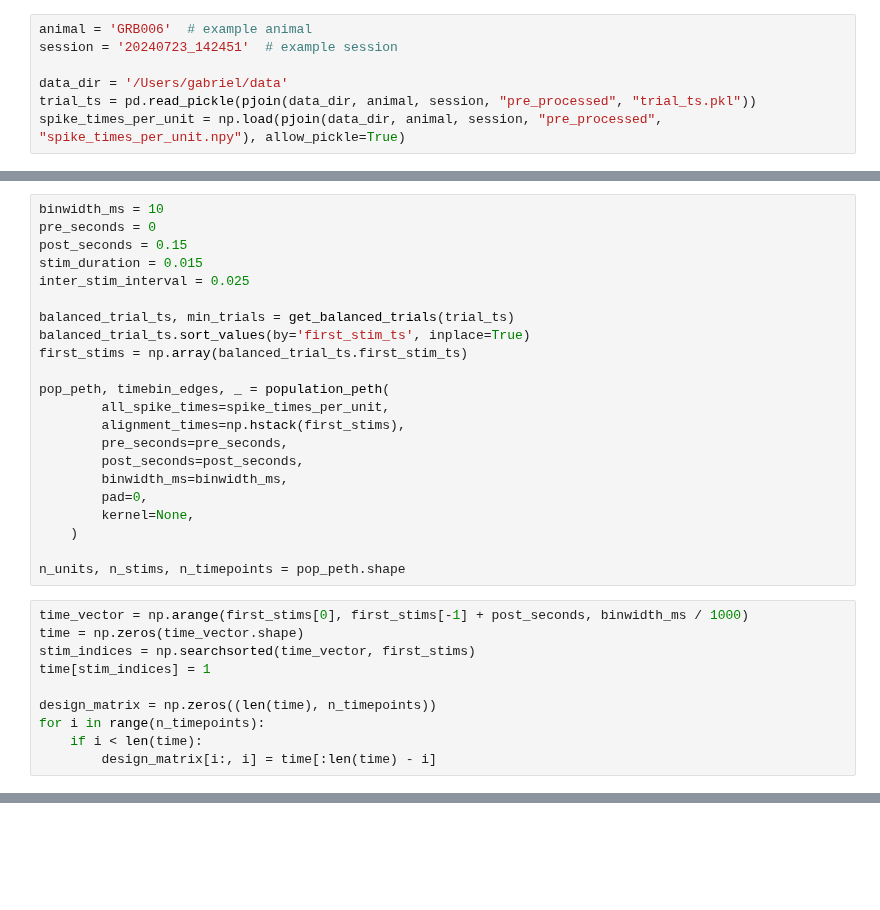
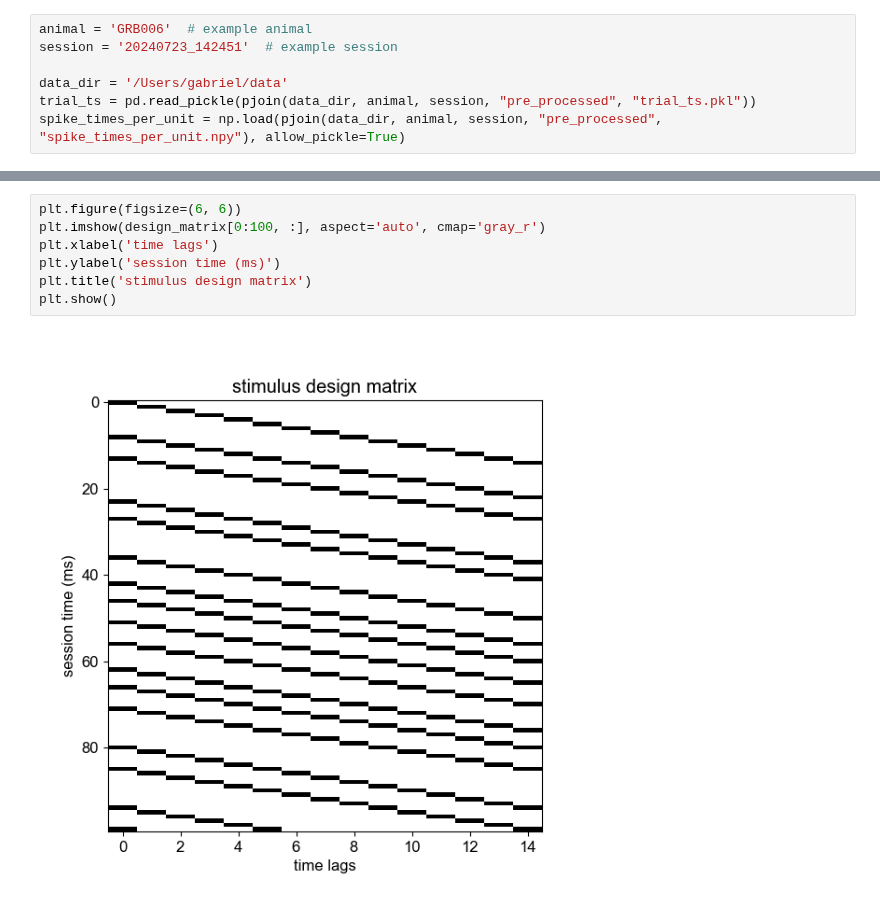
Before and after one commit to rojasgabriel/ephys, a Jupyter notebook: notebooks/encoding_analysis.ipynb, the cells around one changed output, grey strips where cells are left out. Saved outputs shown, nothing was run; the diff lists cells and outputs as text; blank space fills up the shorter version.

Commit message:
WIP: design and response matrices are the right shape. begun figuring out how to fit properly

```diff
--- a/notebooks/encoding_analysis.ipynb
+++ b/notebooks/encoding_analysis.ipynb
@@ -58,32 +29,0 @@ def get_balanced_trials(trial_ts, require_both_stim_types=True):
-# %%
-binwidth_ms = 10
-pre_seconds = 0
-post_seconds = 0.15
-stim_duration = 0.015
-inter_stim_interval = 0.025
-
-balanced_trial_ts, min_trials = get_balanced_trials(trial_ts)
-balanced_trial_ts.sort_values(by='first_stim_ts', inplace=True)
-first_stims = np.array(balanced_trial_ts.first_stim_ts)
-
-pop_peth, timebin_edges, _ = population_peth(
-        all_spike_times=spike_times_per_unit,
-        alignment_times=np.hstack(first_stims),
-        pre_seconds=pre_seconds,
-        post_seconds=post_seconds,
-        binwidth_ms=binwidth_ms,
-        pad=0,
-        kernel=None,
-    )
-
-n_units, n_stims, n_timepoints = pop_peth.shape
-# %%
-time_vector = np.arange(first_stims[0], first_stims[-1] + post_seconds, binwidth_ms / 1000)
-time = np.zeros(time_vector.shape)
-stim_indices = np.searchsorted(time_vector, first_stims)
-time[stim_indices] = 1
-
-design_matrix = np.zeros((len(time), n_timepoints))
-for i in range(n_timepoints):
-    if i < len(time):
-        design_matrix[i:, i] = time[:len(time) - i]
@@ -164,0 +81,9 @@ Stim Indices: [     0    644   3917   4435   5051   5488   7981   8399   9991  1
+# %%
+plt.figure(figsize=(6, 6))
+plt.imshow(design_matrix[0:100, :], aspect='auto', cmap='gray_r')
+plt.xlabel('time lags')
+plt.ylabel('session time (ms)')
+plt.title('stimulus design matrix')
+plt.show()
+# %% [output]
+[figure, added]
```
Also changed, not shown: parts of 12 cells of this notebook.
